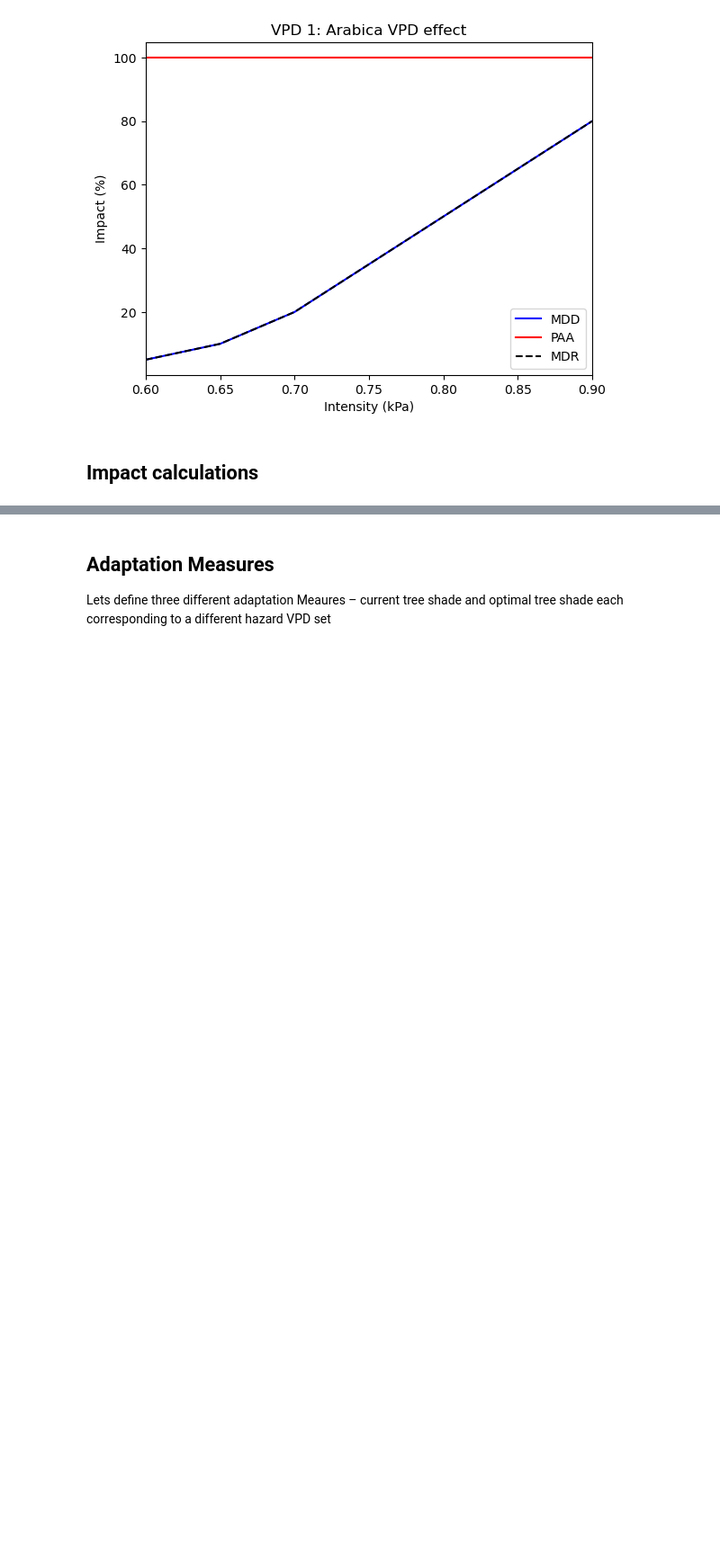
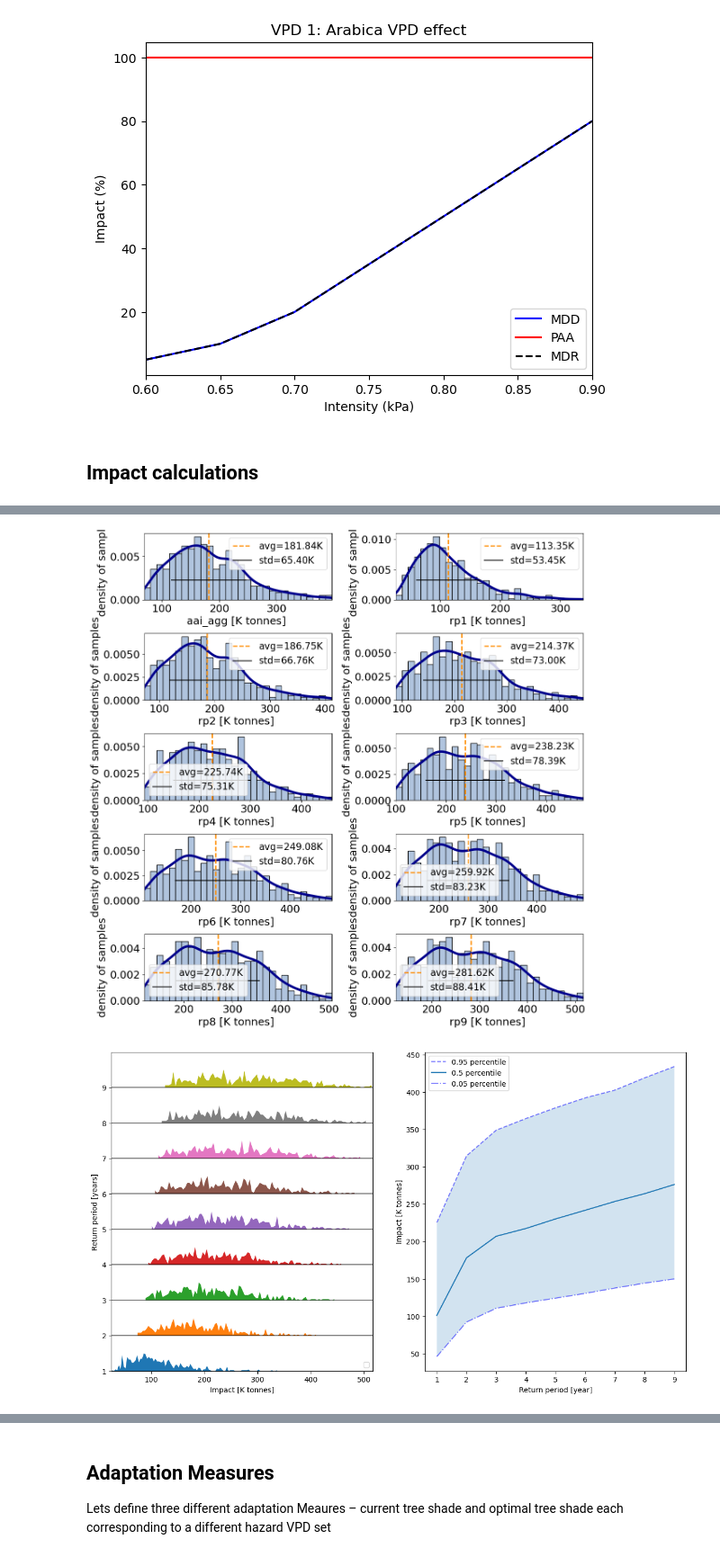
Before and after one commit to zeliest/coffee_banana_cacao_climate_risk, a Jupyter notebook: VPD + Empirical.ipynb, the cells around one changed output, grey strips where cells are left out. Shown at 90% size. Cells and saved outputs as stored; diff of their text form; code cells hidden in the pictures; blank space fills up the shorter version.

```diff
--- a/VPD + Empirical.ipynb
+++ b/VPD + Empirical.ipynb
@@ -464,0 +598,13 @@ Expected annual impact (%)(EAI): 21.22%
+# %%
+#output_imp.plot_sample()
+output_imp = calc_imp.uncertainty(output_imp, rp=[i for i in range(1, 10)])
+# All the computed uncertainty metrics attribute
+output_imp.uncertainty_metrics
+# One uncertainty dataframe
+output_imp.get_unc_df("aai_agg").tail()
+output_imp.plot_uncertainty(figsize=(12, 12));
+# Specific plot for the return period distributions
+output_imp.plot_rp_uncertainty(figsize=(14.3, 8));
+# %% [output]
+[figure, added]
+[figure, added]
```
Also changed, not shown: parts of 24 cells of this notebook.
